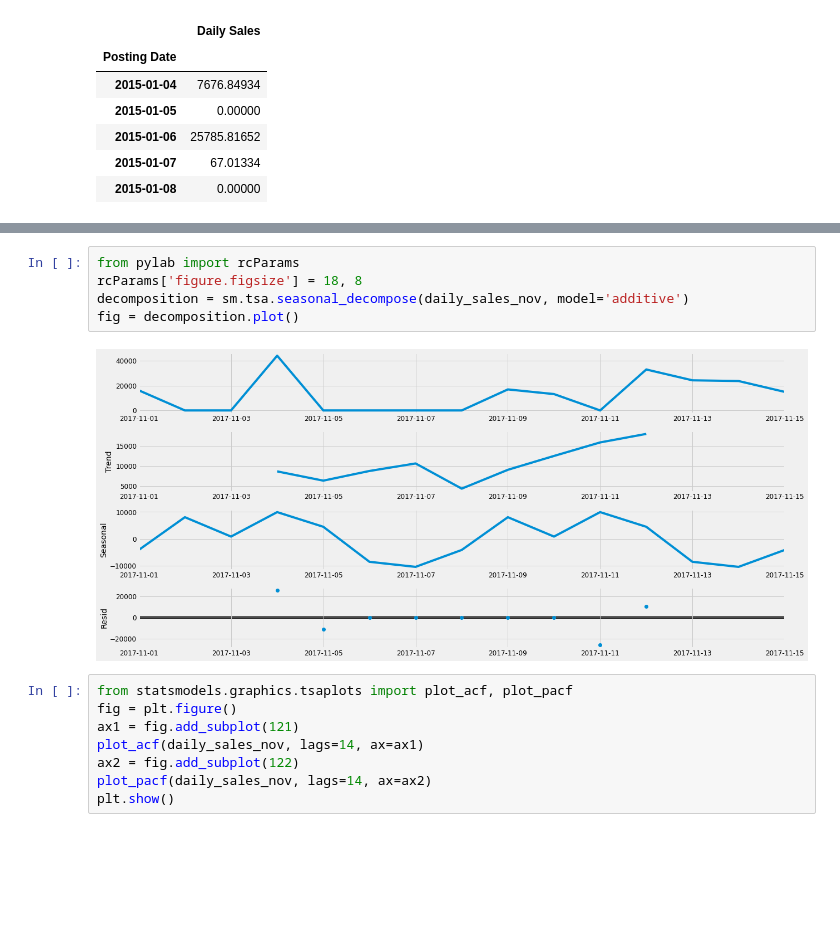
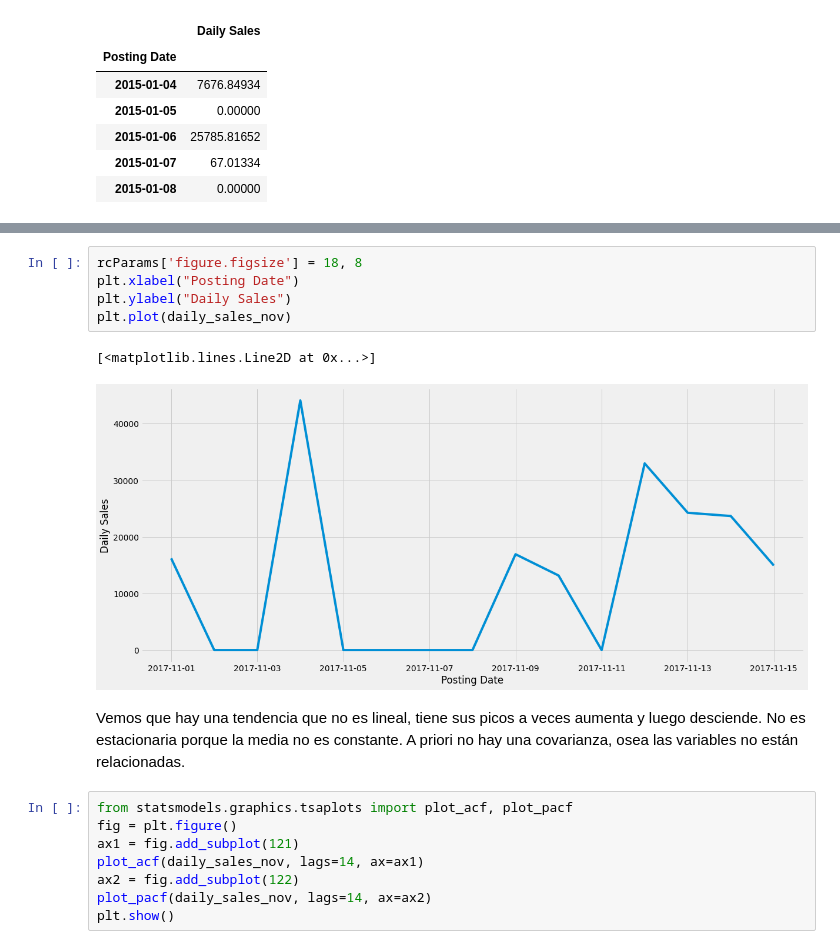
Before and after one commit to jesusllorens79/5154, a Jupyter notebook: forecasting.ipynb, the cells around one changed output, grey strips where cells are left out. Saved outputs shown, nothing was run; the diff lists cells and outputs as text; blank space fills up the shorter version.

```diff
--- a/forecasting.ipynb
+++ b/forecasting.ipynb
@@ -102,10 +75,13 @@ daily_sales_nov
-# %%
-from pylab import rcParams
-rcParams['figure.figsize'] = 18, 8
-decomposition = sm.tsa.seasonal_decompose(daily_sales_nov, model='additive')
-fig = decomposition.plot()
-# %% [output]
-[figure, removed]
+# %%
+rcParams['figure.figsize'] = 18, 8
+plt.xlabel("Posting Date")
+plt.ylabel("Daily Sales")
+plt.plot(daily_sales_nov)
+# %% [output]
+[<matplotlib.lines.Line2D at 0x...>]
+[figure, added]
+# %% [markdown]
+Vemos que hay una tendencia que no es lineal, tiene sus picos a veces aumenta y luego desciende. No es estacionaria porque la media no es constante. A priori no hay una covarianza, osea las variables no están relacionadas.
 # %%
 from statsmodels.graphics.tsaplots import plot_acf, plot_pacf
 fig = plt.figure()
```
Also changed, not shown: parts of 28 cells of this notebook.
